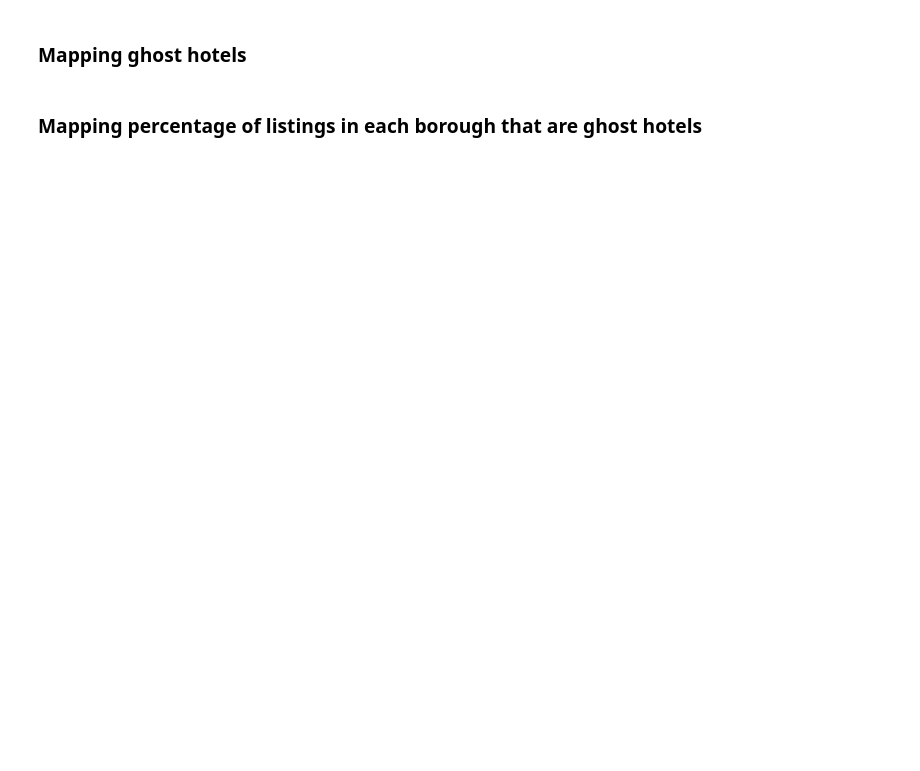
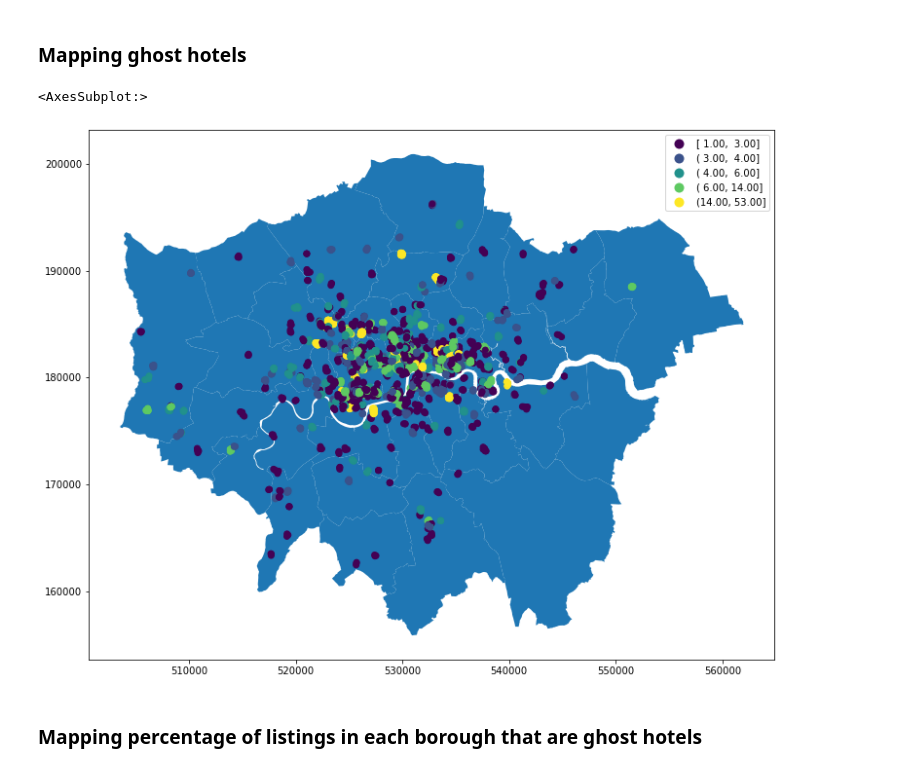
Before and after one commit to caranvr/i2p-assessment, a Jupyter notebook: ghost_hotels2.ipynb, the cells around one changed output. Saved outputs shown, nothing was run; the diff lists cells and outputs as text; code cells hidden in the pictures; blank space fills up the shorter version.

Commit message:
it stopped working for some reason

```diff
--- a/ghost_hotels2.ipynb
+++ b/ghost_hotels2.ipynb
@@ -271,6 +259,5 @@ def revenue_analysis(df1, df2):
-# %%
-ghost_listings_total = entire_home_ghosts.index.values.tolist() + private_room_ghosts.index.values.tolist()
-df['is_ghost_listing'] = df.index.isin(ghost_listings_total)
+# %%
+df['is_ghost_listing'] = df.index.isin(ghost_hotels_total.index.values)
 # %%
 #Necessary information:
 # - % of listings
@@ -318,14 +323,13 @@ gdf = gdf.to_crs(boros.crs) #reproject so that we can map it later
 # %% [markdown]
 ### Mapping ghost hotels
 # %%
-geo_ghost_prv = pd.merge(private_room_ghosts, gdf, how='left', left_index=True, right_index=True)[['geometry', 'hotel_id', 'count']]
-geo_ghost_eh = pd.merge(entire_home_ghosts, gdf, how='left', left_index=True, right_index=True)[['geometry', 'hotel_id', 'count']]
+geo_gh_total = pd.merge(ghost_hotels_total, gdf, how='left', left_index=True, right_index=True)[['geometry', 'hotel_id', 'count']]
 # %%
-geo_ghost_eh = gpd.GeoDataFrame(geo_ghost_eh, geometry='geometry', crs='epsg:27700')
-geo_ghost_prv = gpd.GeoDataFrame(geo_ghost_prv, geometry='geometry', crs='epsg:27700') #a for loop didn't work for this for some reason
+geo_gh_total = gpd.GeoDataFrame(geo_gh_total, geometry='geometry', crs='epsg:27700')
 
-fig, axes = plt.subplots(1,2, figsize=(15,10))
-boros.plot(ax=axes[0])
-boros.plot(ax=axes[1])
-geo_ghost_eh.plot(ax=axes[0], column='count', legend=True)
-geo_ghost_prv.plot(ax=axes[1], column='count', legend=True)
+fig, ax = plt.subplots(1,1, figsize=(15,10))
+boros.plot(ax=ax)
+geo_gh_total.plot(ax=ax, column='count', scheme='quantiles', legend=True)
+# %% [output]
+<AxesSubplot:>
+[figure, added]
```
Also changed, not shown: parts of 47 cells of this notebook.
